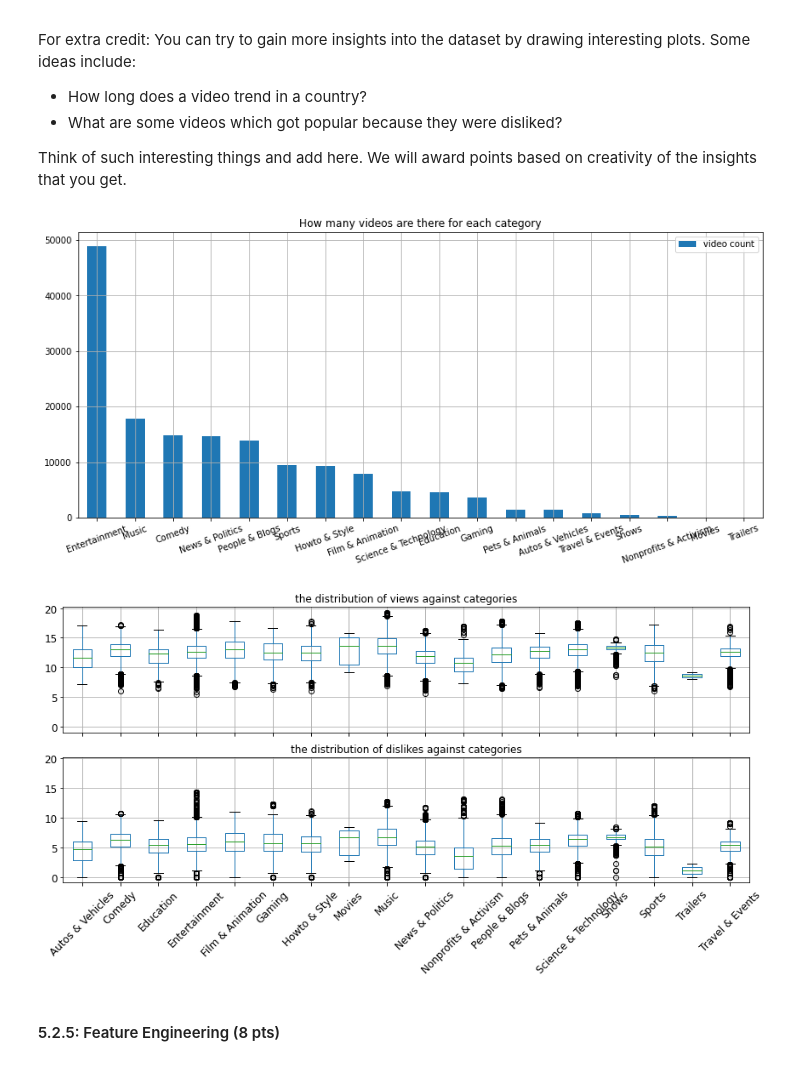
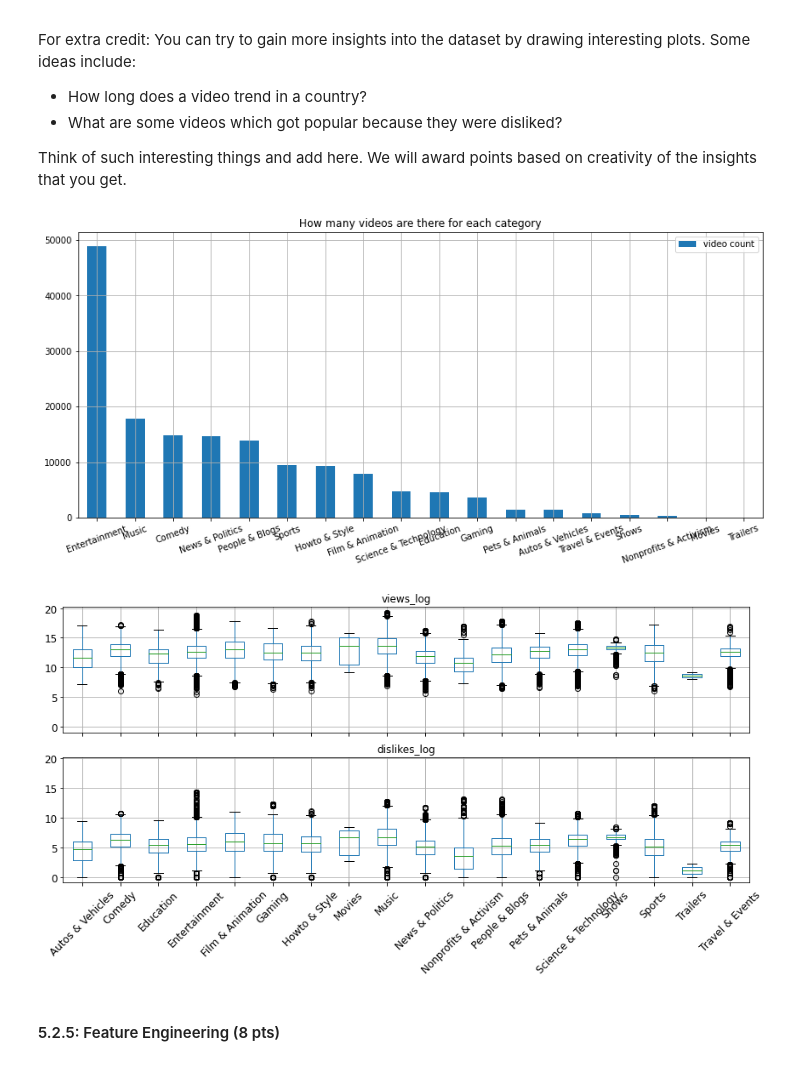
Before and after one commit to rachel0614/BDA-Project1, a Jupyter notebook: WIP_CA_5_Scalable_Distributed_Machine_Learning_Spark_sklearn.ipynb, the cells around one changed output. Cells and saved outputs as stored; diff of their text form; code cells hidden in the pictures.

```diff
--- a/WIP_CA_5_Scalable_Distributed_Machine_Learning_Spark_sklearn.ipynb
+++ b/WIP_CA_5_Scalable_Distributed_Machine_Learning_Spark_sklearn.ipynb
@@ -173,4 +156,4 @@ for f in files:
       dict_categories[item['id']] = str(item['snippet']['title'])
 #https://stackoverflow.com/questions/20250771/remap-values-in-pandas-column-with-a-dict
 #generate category by mapping category_id from category dict to name
-combined_data.insert(4, 'category',combined_data['category_id'].map(dict_categories).astype(str))
+combined_data.insert(4, 'category',combined_data['category_id'].map(dict_categories))
@@ -273,39 +278,39 @@ Think of such interesting things and add here. We will award points based on cre
 # %%
 # Your code goes here
 
 # Plots will be manually graded
 #1 How many videos are there for each category
-# group by and sort by video_id count descending
+# group by and sort by count descending, rename the column, and plot
 df_chart1 = combined_data[['category','video_id']].groupby(['category']).\
   count().reset_index().\
   sort_values(by=['video_id'],ascending=False).\
   rename(columns={'video_id':'video count'}).\
   plot(kind='bar',x='category', grid=True, \
        title= 'How many videos are there for each category',figsize=(14,6), rot=20);
 plt.xlabel("")
-np.warnings.filterwarnings('ignore', category=np.VisibleDeprecationWarning)
+#np.warnings.filterwarnings('ignore', category=np.VisibleDeprecationWarning)
 #layout
+#show the other two boxplot by subplot to share the same x-axis
 fig, (ax1,ax2) = plt.subplots(2, 1,figsize=(14, 6) ,sharex=True, sharey=True)
+ax1.set_title('the distribution of views against categories')
+ax2.set_title('the distribution of dislikes against categories')
+
 #2What is the distribution of views against categories? (Use boxplot and views on log scale)
 combined_data[['category','views_log']].boxplot(column=['views_log'],\
                                                       ax = ax1,\
                                                       by=['category'], rot=65, fontsize=12)
-ax1.set_title('the distribution of views against categories')
-
-
 #3What is the distribution of dislikes against categories? (Use boxplot and dislikes on log scale)
 combined_data[['category','dislikes_log']].boxplot(column=['dislikes_log'], \
                                                    ax = ax2,\
                                                    by=['category'], rot=45, fontsize=12)
-ax2.set_title('the distribution of dislikes against categories')
 #other detail settings
 fig.suptitle("")
 ax1.xaxis.label.set_visible(False)
 ax2.xaxis.label.set_visible(False)
 ax2.label_outer()
 # %% [output]
 [figure]
-[figure, old version]
+[figure, new version]
 # %% [markdown]
 #### 5.2.5: Feature Engineering (8 pts)
 # %% [markdown]
```
Also changed, not shown: parts of 54 cells of this notebook.
